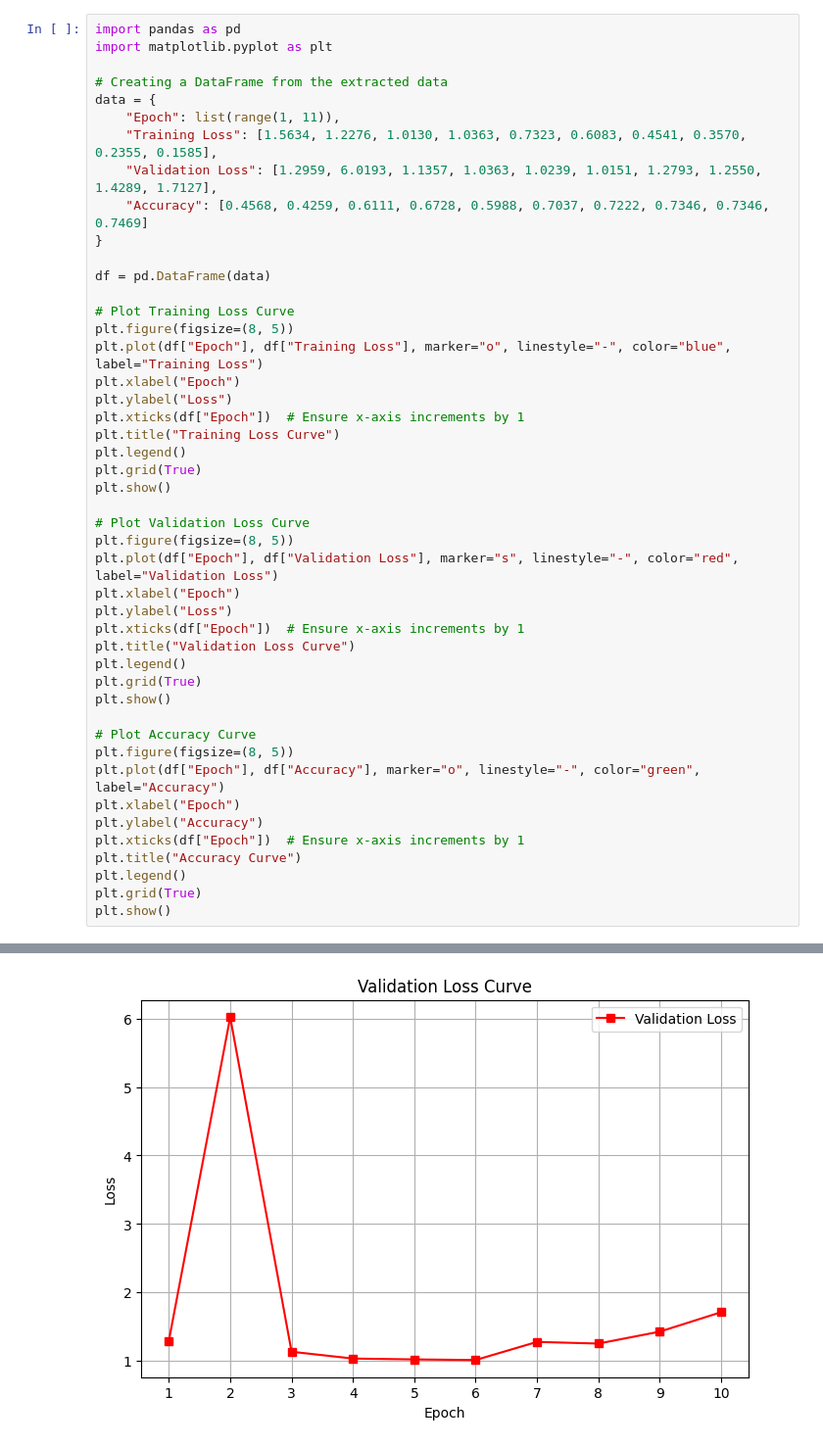
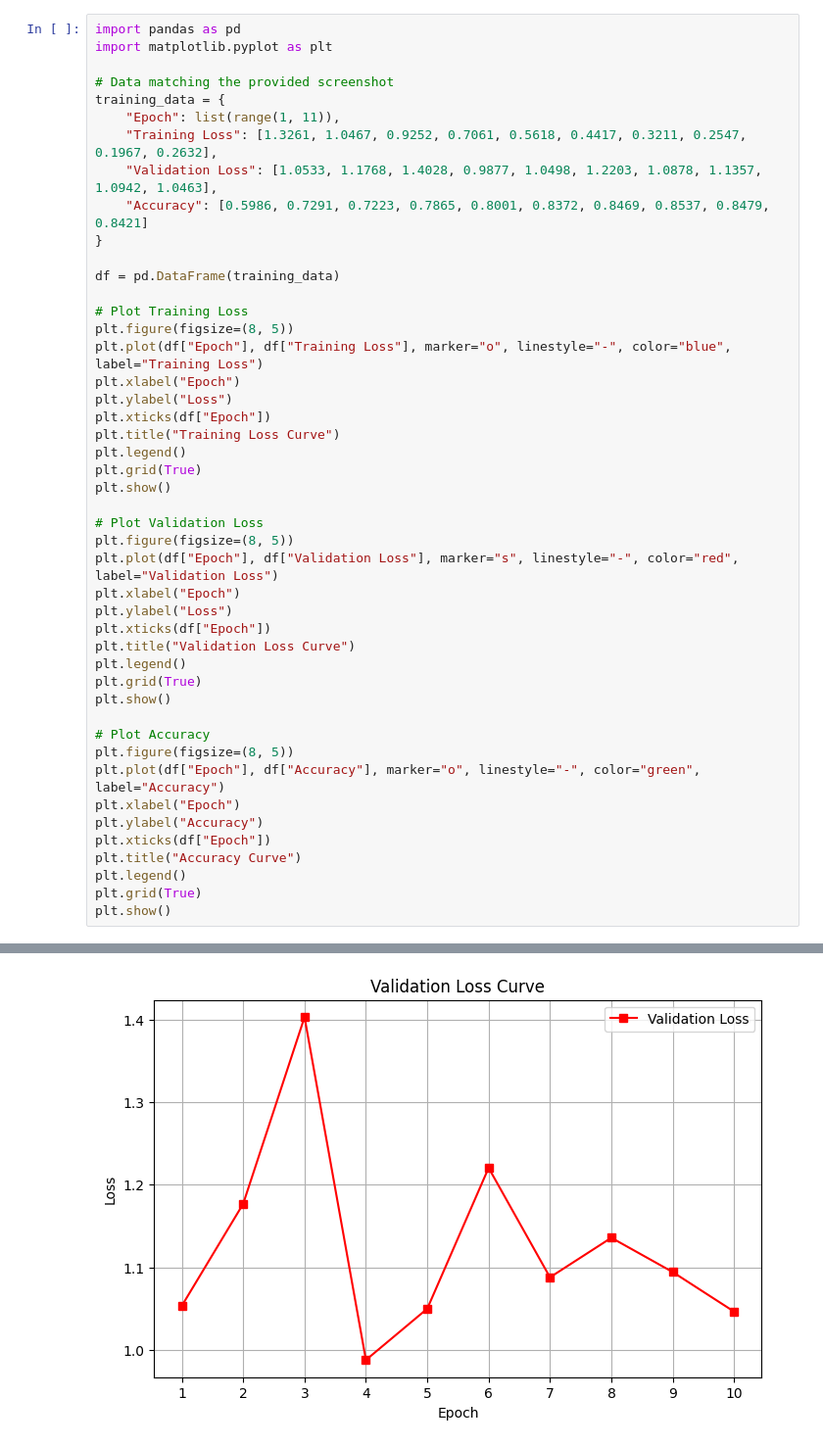
Before and after one commit to ol287/my-fakenews-model, a Jupyter notebook: plotting_graphs_fakenewsipynb.ipynb, the cells around one changed output, grey strips where cells are left out. Shown at 98% size. Drawn from its saved outputs; the diff is of its cells as text.

```diff
--- a/plotting_graphs_fakenewsipynb.ipynb
+++ b/plotting_graphs_fakenewsipynb.ipynb
@@ -4,44 +4,44 @@
 import pandas as pd
 import matplotlib.pyplot as plt
 
-# Creating a DataFrame from the extracted data
-data = {
+# Data matching the provided screenshot
+training_data = {
     "Epoch": list(range(1, 11)),
-    "Training Loss": [1.5634, 1.2276, 1.0130, 1.0363, 0.7323, 0.6083, 0.4541, 0.3570, 0.2355, 0.1585],
-    "Validation Loss": [1.2959, 6.0193, 1.1357, 1.0363, 1.0239, 1.0151, 1.2793, 1.2550, 1.4289, 1.7127],
-    "Accuracy": [0.4568, 0.4259, 0.6111, 0.6728, 0.5988, 0.7037, 0.7222, 0.7346, 0.7346, 0.7469]
+    "Training Loss": [1.3261, 1.0467, 0.9252, 0.7061, 0.5618, 0.4417, 0.3211, 0.2547, 0.1967, 0.2632],
+    "Validation Loss": [1.0533, 1.1768, 1.4028, 0.9877, 1.0498, 1.2203, 1.0878, 1.1357, 1.0942, 1.0463],
+    "Accuracy": [0.5986, 0.7291, 0.7223, 0.7865, 0.8001, 0.8372, 0.8469, 0.8537, 0.8479, 0.8421]
 }
 
-df = pd.DataFrame(data)
+df = pd.DataFrame(training_data)
 
-# Plot Training Loss Curve
+# Plot Training Loss
 plt.figure(figsize=(8, 5))
 plt.plot(df["Epoch"], df["Training Loss"], marker="o", linestyle="-", color="blue", label="Training Loss")
 plt.xlabel("Epoch")
 plt.ylabel("Loss")
-plt.xticks(df["Epoch"])  # Ensure x-axis increments by 1
+plt.xticks(df["Epoch"])
 plt.title("Training Loss Curve")
 plt.legend()
 plt.grid(True)
 plt.show()
 
-# Plot Validation Loss Curve
+# Plot Validation Loss
 plt.figure(figsize=(8, 5))
 plt.plot(df["Epoch"], df["Validation Loss"], marker="s", linestyle="-", color="red", label="Validation Loss")
 plt.xlabel("Epoch")
 plt.ylabel("Loss")
-plt.xticks(df["Epoch"])  # Ensure x-axis increments by 1
+plt.xticks(df["Epoch"])
 plt.title("Validation Loss Curve")
 plt.legend()
 plt.grid(True)
 plt.show()
 
-# Plot Accuracy Curve
+# Plot Accuracy
 plt.figure(figsize=(8, 5))
 plt.plot(df["Epoch"], df["Accuracy"], marker="o", linestyle="-", color="green", label="Accuracy")
 plt.xlabel("Epoch")
 plt.ylabel("Accuracy")
-plt.xticks(df["Epoch"])  # Ensure x-axis increments by 1
+plt.xticks(df["Epoch"])
 plt.title("Accuracy Curve")
 plt.legend()
 plt.grid(True)
@@ -51 +51 @@ plt.show()
-[figure, old version]
+[figure, new version]
```
Also changed, not shown: parts of 1 cell of this notebook.
